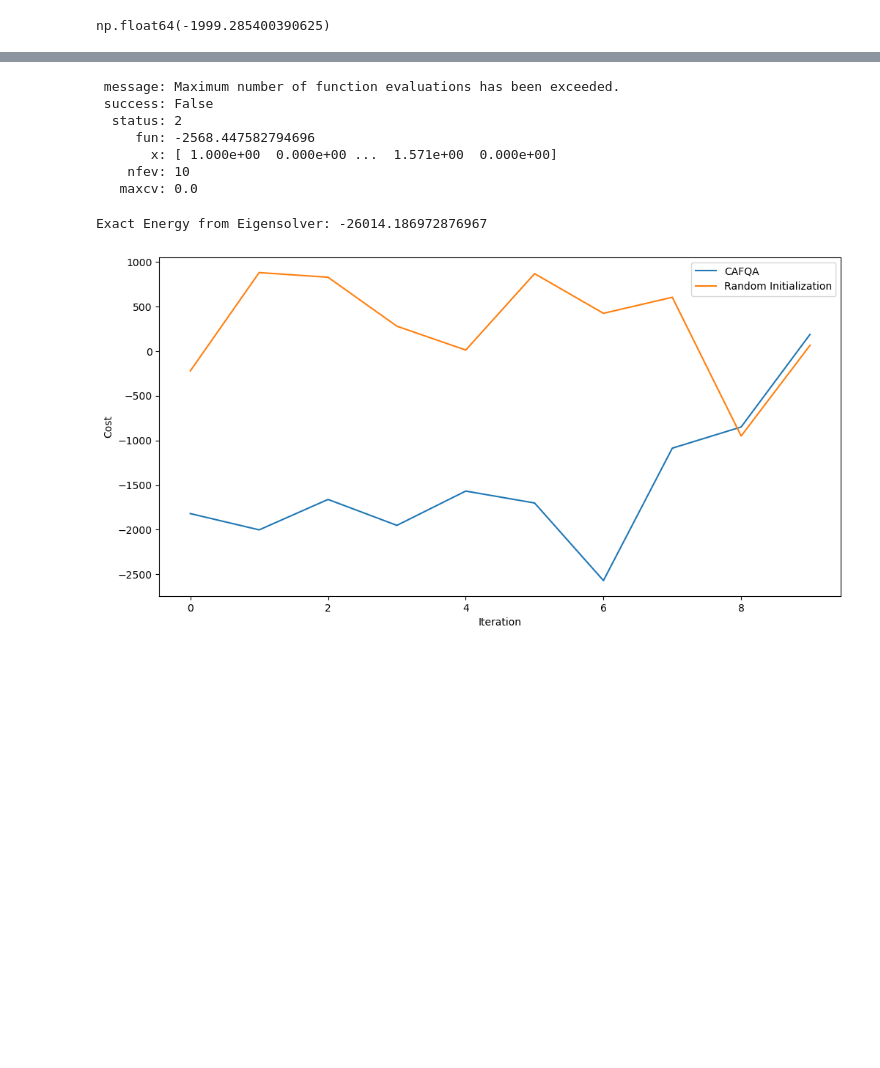
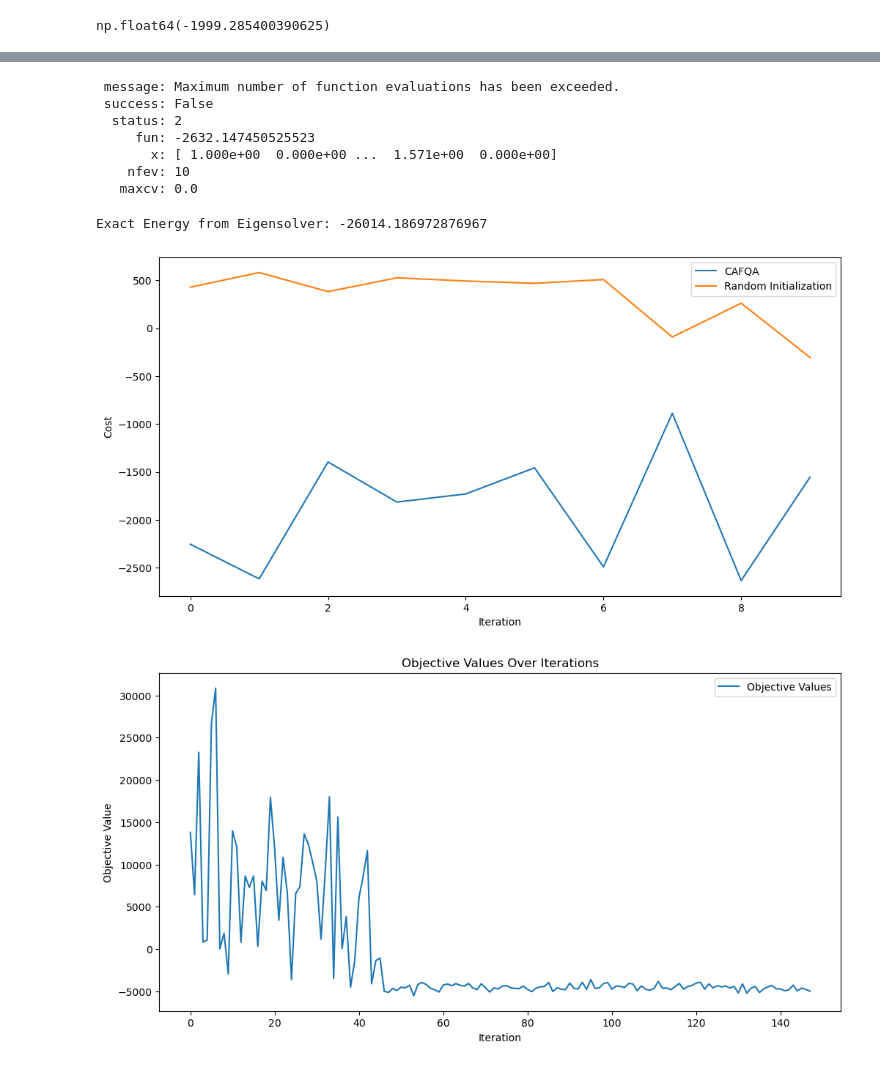
Before and after one commit to d-bharadwaj/SPIQ, a Jupyter notebook: teague_code/code-for-gokul/cafqa_teague.ipynb, the cells around one changed output, grey strips where cells are left out. Drawn from its saved outputs; the diff is of its cells as text; code cells hidden in the pictures; blank space fills up the shorter version.

Commit message:
data

```diff
--- a/teague_code/code-for-gokul/cafqa_teague.ipynb
+++ b/teague_code/code-for-gokul/cafqa_teague.ipynb
@@ -34,7 +34,7 @@ import qubovert
 import pcbo_utils
 from qiskit.quantum_info import SparsePauliOp
 # %%
-n_qubits = 10
+n_qubits = 14
 feature_set, feature_to_idx, first_corr_arr, second_corr_arr, third_corr_arr = pcbo_utils.load_features_and_corr_files(f'sampled_{n_qubits}_features_subproblem_1')
 
 pcbo_obj = pcbo_utils.create_three_body_cubo(
@@ -151,7 +151,7 @@ cafqa_result
  message: Maximum number of function evaluations has been exceeded.
  success: False
   status: 2
-     fun: -2568.447582794696
+     fun: -2632.147450525523
        x: [ 1.000e+00  0.000e+00 ...  1.571e+00  0.000e+00]
     nfev: 10
    maxcv: 0.0
@@ -171,4 +171,30 @@ plt.xlabel("Iteration")
 plt.ylabel("Cost")
 plt.show()
 # %% [output]
-[figure, old version]
+[figure, new version]
+# %%
+circuit = QAOAAnsatz(cost_operator=cost_hamiltonian, reps=reps)
+vanilla_teague = QAOASolver(cost_hamiltonian,circuit.decompose().decompose())
+vanilla_teague.vanilla = True
+# %%
+import os
+init_random_params = np.random.random(circuit.num_parameters)
+res,obj_values=vanilla_teague.run_qaoa(init_random_params, max_iters=1000)
+results_dict = {
+    "vanilla_fin_energy": res,
+    "vanilla_iteration_values": obj_values,
+}
+
+output_dir = f"../../np_data/teague_data/{n_qubits}_qubits"
+os.makedirs(output_dir, exist_ok=True)
+np.save(os.path.join(output_dir, "vanilla_results.npy"), results_dict)
+# %%
+plt.figure(figsize=(12, 6))
+plt.plot(obj_values, label="Objective Values")
+plt.xlabel("Iteration")
+plt.ylabel("Objective Value")
+plt.title("Objective Values Over Iterations")
+plt.legend()
+plt.show()
+# %% [output]
+[figure, added]
```
Also changed, not shown: parts of 5 cells of this notebook, 3 other files.
